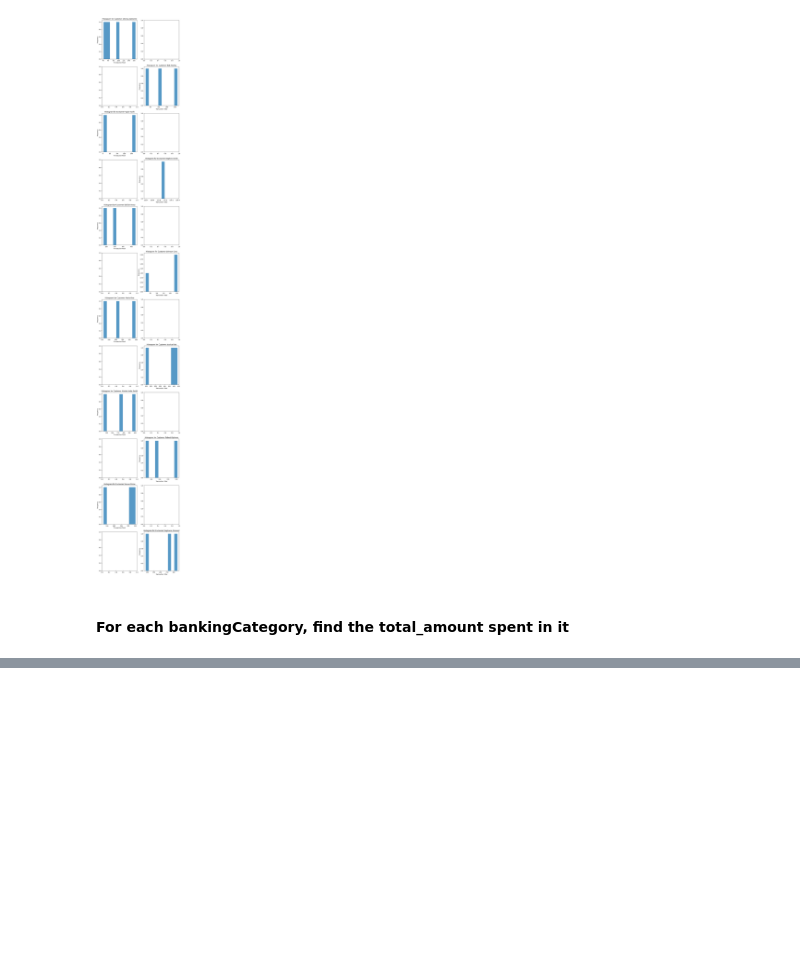
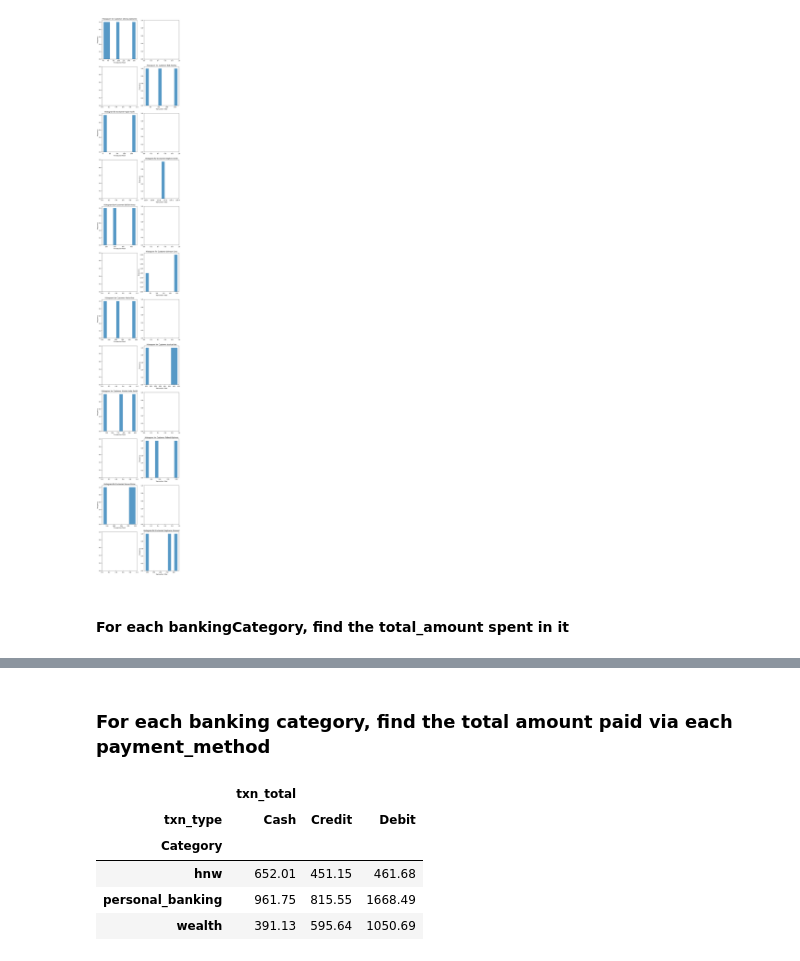
Before and after one commit to PrajwalLuitel/lambton_college_assessments, a Jupyter notebook: data_visualization/class_practice/week2.ipynb, the cells around one changed output, grey strips where cells are left out. Drawn from its saved outputs; the diff is of its cells as text; code cells hidden in the pictures; blank space fills up the shorter version.

```diff
--- a/data_visualization/class_practice/week2.ipynb
+++ b/data_visualization/class_practice/week2.ipynb
@@ -81,0 +95,12 @@ Name: txn_total, dtype: float64
+# %% [markdown]
+### For each banking category, find the total amount paid via each payment_method
+# %%
+double_grouped =df.groupby(["Category", "txn_type"]).aggregate({"txn_total":"sum"}).unstack("txn_type")
+double_grouped
+# %% [output]
+|  | txn_total |  |  |
+| txn_type | Cash | Credit | Debit |
+| Category |  |  |  |
+| hnw | 652.01 | 451.15 | 461.68 |
+| personal_banking | 961.75 | 815.55 | 1668.49 |
+| wealth | 391.13 | 595.64 | 1050.69 |
```
Also changed, not shown: parts of 4 cells of this notebook.
